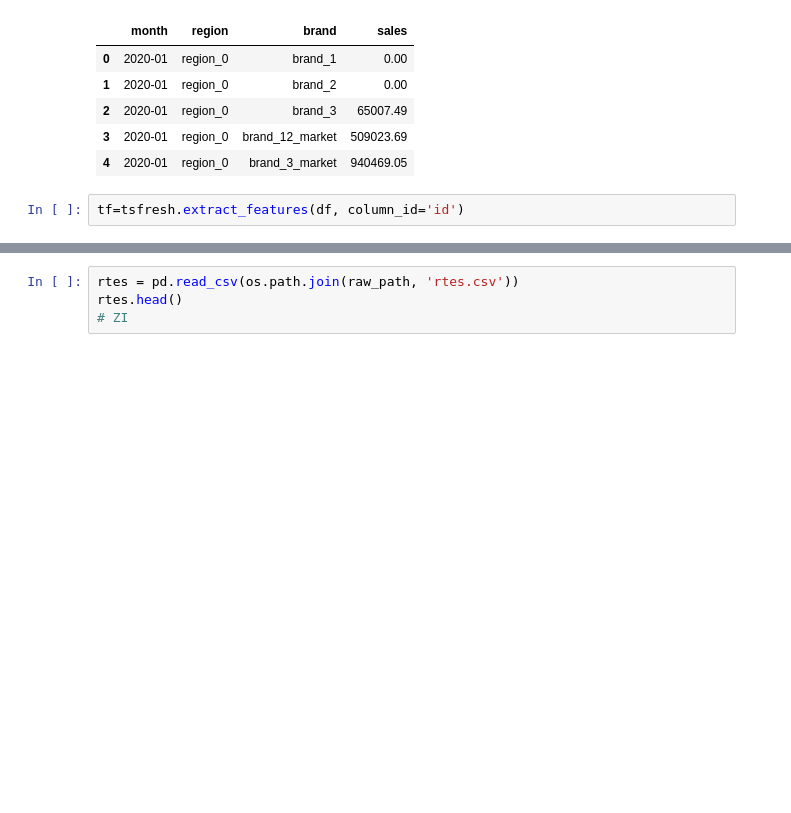
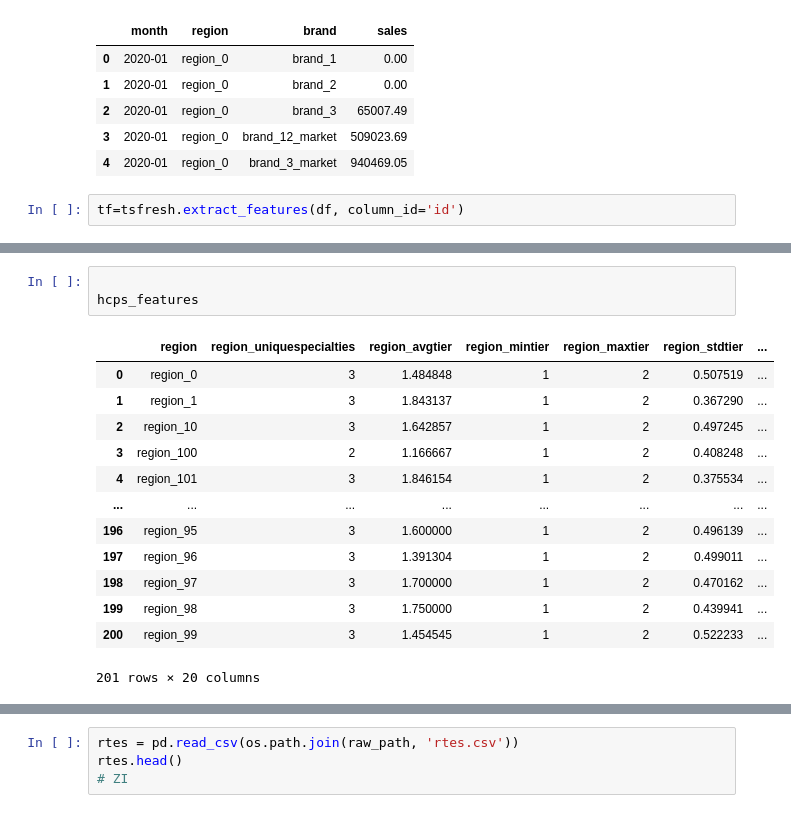
Before and after one commit to Bulbasaurzc/novartis-datathon-2021, a Jupyter notebook: notebooks/99_AS.ipynb, the cells around one changed output, grey strips where cells are left out. Drawn from its saved outputs; the diff is of its cells as text; blank space fills up the shorter version.

```diff
--- a/notebooks/99_AS.ipynb
+++ b/notebooks/99_AS.ipynb
@@ -29,0 +64,17 @@ hcps.head()
+# %%
+
+hcps_features
+# %% [output]
+|  | region | region_uniquespecialties | region_avgtier | region_mintier | region_maxtier | region_stdtier | ... |
+| 0 | region_0 | 3 | 1.484848 | 1 | 2 | 0.507519 | ... |
+| 1 | region_1 | 3 | 1.843137 | 1 | 2 | 0.367290 | ... |
+| 2 | region_10 | 3 | 1.642857 | 1 | 2 | 0.497245 | ... |
+| 3 | region_100 | 2 | 1.166667 | 1 | 2 | 0.408248 | ... |
+| 4 | region_101 | 3 | 1.846154 | 1 | 2 | 0.375534 | ... |
+| ... | ... | ... | ... | ... | ... | ... | ... |
+| 196 | region_95 | 3 | 1.600000 | 1 | 2 | 0.496139 | ... |
+| 197 | region_96 | 3 | 1.391304 | 1 | 2 | 0.499011 | ... |
+| 198 | region_97 | 3 | 1.700000 | 1 | 2 | 0.470162 | ... |
+| 199 | region_98 | 3 | 1.750000 | 1 | 2 | 0.439941 | ... |
+| 200 | region_99 | 3 | 1.454545 | 1 | 2 | 0.522233 | ... |
+201 rows × 20 columns
```
Also changed, not shown: parts of 4 cells of this notebook, 12 other files.
